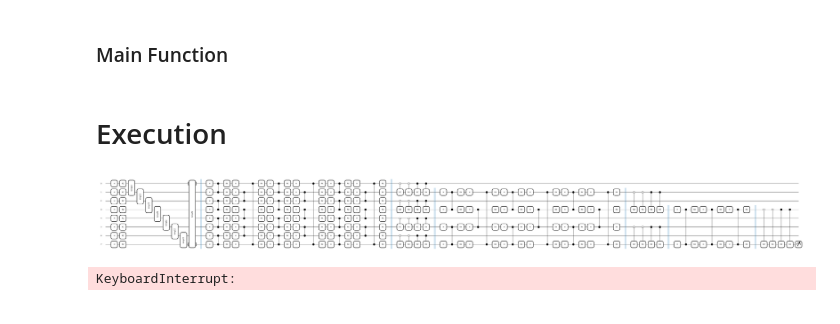
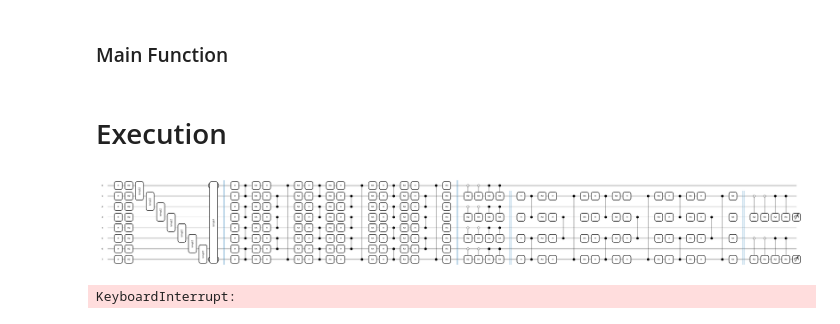
Before and after one commit to Kiwmann/DQML, a Jupyter notebook: DQML.ipynb, the cells around one changed output. Saved outputs shown, nothing was run; the diff lists cells and outputs as text; code cells hidden in the pictures.

```diff
--- a/DQML.ipynb
+++ b/DQML.ipynb
@@ -221,7 +221,7 @@ elif scheme =='non_DQML':
     circuit=circuit_4
     num_qubits=4
 
-elif scheme =='QCDQML' or scheme == 'QCDQML_2m' or scheme == 'QCDQML_nonbiased':
+elif scheme =='QCDQML' or scheme == 'QCDQML_1m' or scheme == 'QCDQML_nonbiased':
     circuit=circuit_8
     num_qubits=8
 
@@ -308,16 +308,16 @@ def QCNN(iteration,train_validation_set):
 # %%
 depth=depth_list[0]
 if scheme=='NCDQML' or scheme== 'CCDQML':
     weights=RandParam((depth+2)*12)
 if scheme=='non_DQML':
     weights=RandParam((depth+2)*6)
-if scheme=='QCDQML' or scheme=='QCDQML_nonbiased':
+if scheme=='QCDQML_1m' or scheme=='QCDQML_nonbiased':
     weights=RandParam((depth+2)*14)
-if scheme == 'QCDQML_2m':
+if scheme == 'QCDQML':
     weights=RandParam((depth+2)*12)
 fig, ax = qml.draw_mpl(circuit)(weights,np.random.rand(8))
 # %% [output]
-[figure, old version]
+[figure, new version]
 # %%
 depth=depth_list[0]
 for i in range(iter_start,iter_start+iter):
```
Also changed, not shown: parts of 4 cells of this notebook.
